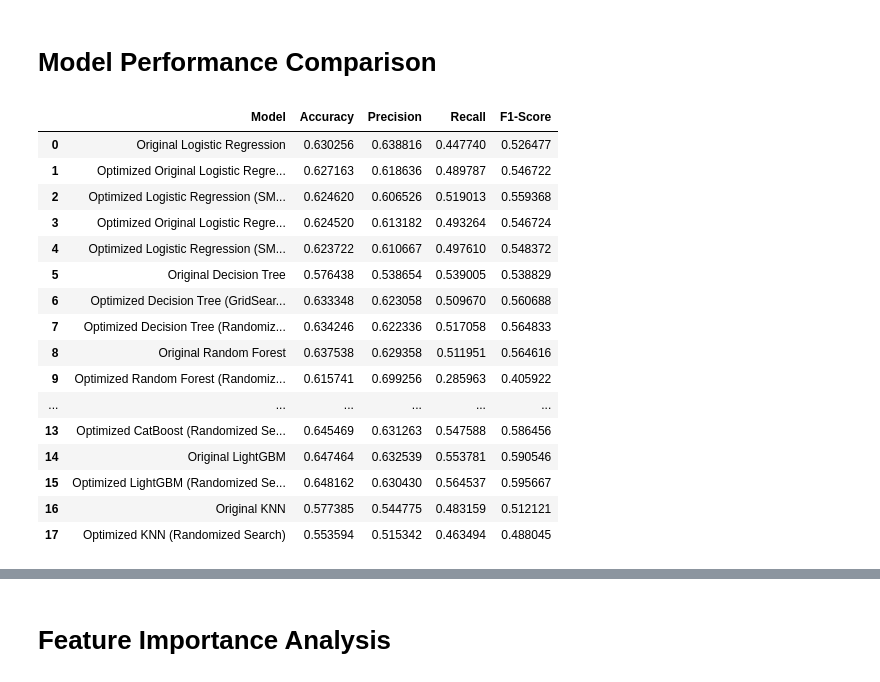
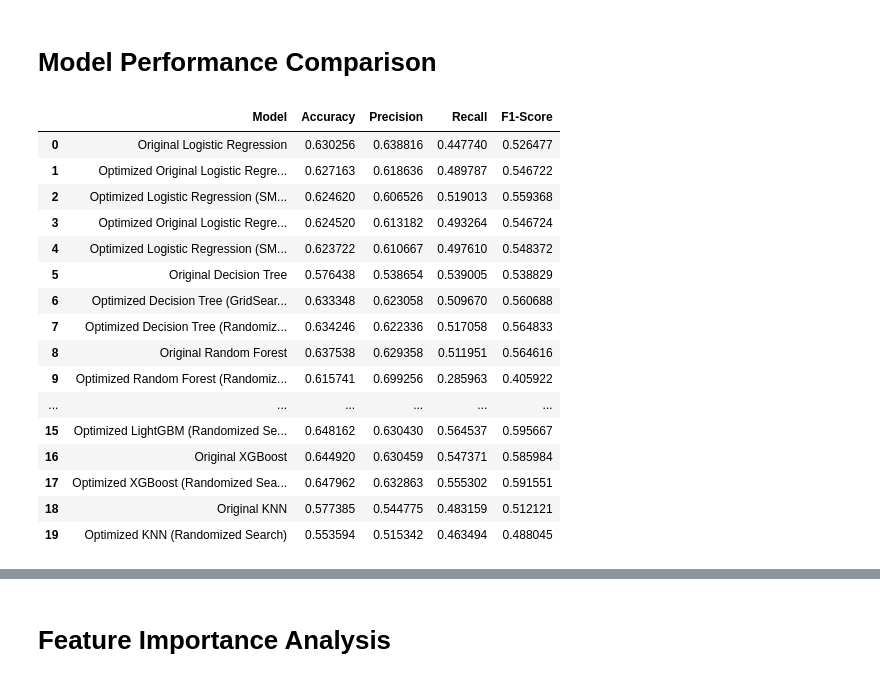
Before and after one commit to AKINYEMI01/Final_Project, a Jupyter notebook: Final_Project.ipynb, the cells around one changed output, grey strips where cells are left out. Cells and saved outputs as stored; diff of their text form; code cells hidden in the pictures.

```diff
--- a/Final_Project.ipynb
+++ b/Final_Project.ipynb
@@ -1522,8 +1611,6 @@ array([[6833, 4012],
 # %% [markdown]
 # Model Performance Comparison
 # %%
-import pandas as pd
-
 # Create a dictionary to store the model performance metrics
 model_performance = {
     'Model': [],
@@ -1646,44 +1733,59 @@ model_performance['Precision'].append(precision_optimized_lgb_rs)
 model_performance['Recall'].append(recall_optimized_lgb_rs)
 model_performance['F1-Score'].append(f1_optimized_lgb_rs)
 
+# Original XGBoost
+model_performance['Model'].append('Original XGBoost')
+model_performance['Accuracy'].append(accuracy_xgb)
+model_performance['Precision'].append(precision_xgb)
+model_performance['Recall'].append(recall_xgb)
+model_performance['F1-Score'].append(f1_xgb)
+
+#Optimised XGBoost (Randomized Search)
+model_performance['Model'].append('Optimized XGBoost (Randomized Search)')
+model_performance['Accuracy'].append(accuracy_optimized_xgb_rs)
+model_performance['Precision'].append(precision_optimized_xgb_rs)
+model_performance['Recall'].append(recall_optimized_xgb_rs)
+model_performance['F1-Score'].append(f1_optimized_xgb_rs)
+
+
 # Original KNN
 model_performance['Model'].append('Original KNN')
 model_performance['Accuracy'].append(accuracy_knn)
 model_performance['Precision'].append(precision_knn)
 model_performance['Recall'].append(recall_knn)
 model_performance['F1-Score'].append(f1_knn)
 
 # Optimized KNN (Randomized Search)
 model_performance['Model'].append('Optimized KNN (Randomized Search)')
 model_performance['Accuracy'].append(accuracy_optimized_knn_rs)
 model_performance['Precision'].append(precision_optimized_knn_rs)
 model_performance['Recall'].append(recall_optimized_knn_rs)
 model_performance['F1-Score'].append(f1_optimized_knn_rs)
 
 
 # Create a pandas DataFrame from the dictionary
 df_performance = pd.DataFrame(model_performance)
 
 # Display the DataFrame
 display(df_performance)
 # %% [output]
 |  | Model | Accuracy | Precision | Recall | F1-Score |
 | 0 | Original Logistic Regression | 0.630256 | 0.638816 | 0.447740 | 0.526477 |
 | 1 | Optimized Original Logistic Regre... | 0.627163 | 0.618636 | 0.489787 | 0.546722 |
 | 2 | Optimized Logistic Regression (SM... | 0.624620 | 0.606526 | 0.519013 | 0.559368 |
 | 3 | Optimized Original Logistic Regre... | 0.624520 | 0.613182 | 0.493264 | 0.546724 |
 | 4 | Optimized Logistic Regression (SM... | 0.623722 | 0.610667 | 0.497610 | 0.548372 |
 | 5 | Original Decision Tree | 0.576438 | 0.538654 | 0.539005 | 0.538829 |
 | 6 | Optimized Decision Tree (GridSear... | 0.633348 | 0.623058 | 0.509670 | 0.560688 |
 | 7 | Optimized Decision Tree (Randomiz... | 0.634246 | 0.622336 | 0.517058 | 0.564833 |
 | 8 | Original Random Forest | 0.637538 | 0.629358 | 0.511951 | 0.564616 |
 | 9 | Optimized Random Forest (Randomiz... | 0.615741 | 0.699256 | 0.285963 | 0.405922 |
 | ... | ... | ... | ... | ... | ... |
-| 13 | Optimized CatBoost (Randomized Se... | 0.645469 | 0.631263 | 0.547588 | 0.586456 |
-| 14 | Original LightGBM | 0.647464 | 0.632539 | 0.553781 | 0.590546 |
 | 15 | Optimized LightGBM (Randomized Se... | 0.648162 | 0.630430 | 0.564537 | 0.595667 |
-| 16 | Original KNN | 0.577385 | 0.544775 | 0.483159 | 0.512121 |
-| 17 | Optimized KNN (Randomized Search) | 0.553594 | 0.515342 | 0.463494 | 0.488045 |
+| 16 | Original XGBoost | 0.644920 | 0.630459 | 0.547371 | 0.585984 |
+| 17 | Optimized XGBoost (Randomized Sea... | 0.647962 | 0.632863 | 0.555302 | 0.591551 |
+| 18 | Original KNN | 0.577385 | 0.544775 | 0.483159 | 0.512121 |
+| 19 | Optimized KNN (Randomized Search) | 0.553594 | 0.515342 | 0.463494 | 0.488045 |
 # %%
 # Visualize the model performance
 plt.figure(figsize=(12, 8))
```
Also changed, not shown: parts of 44 cells of this notebook.
